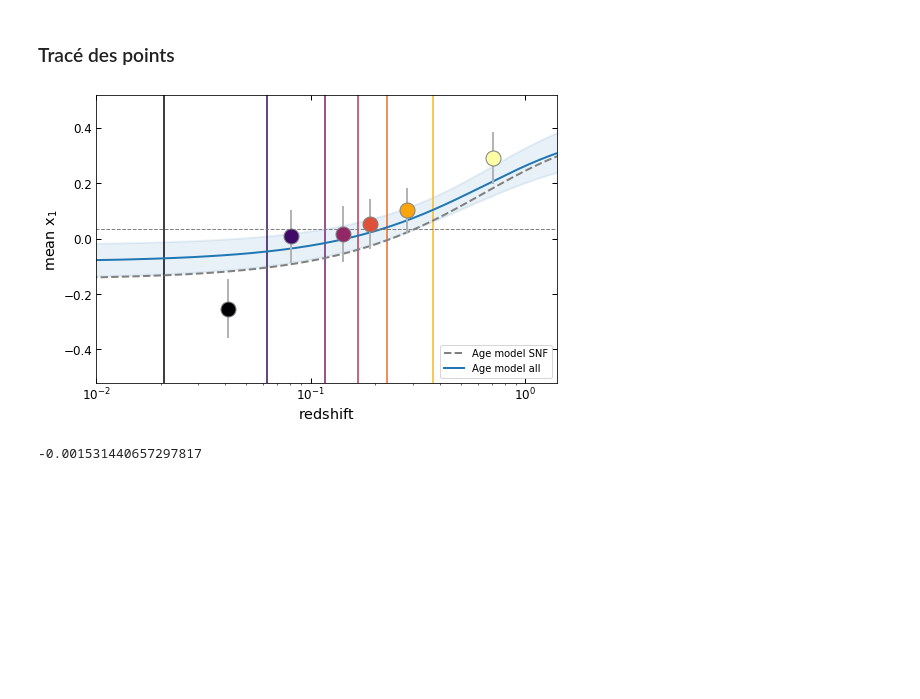
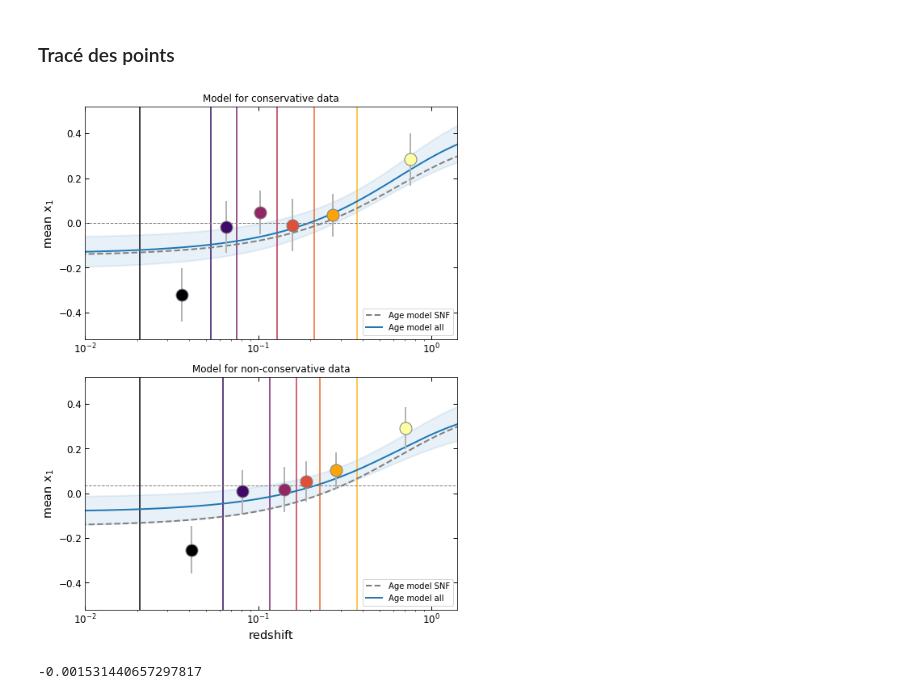
Before and after one commit to Nora-n/variaIa, a Jupyter notebook: notebooks/plots_evolall.ipynb, the cells around one changed output. Cells and saved outputs as stored; diff of their text form; code cells hidden in the pictures; blank space fills up the shorter version.

Commit message:
New and improved plots

```diff
--- a/notebooks/plots_evolall.ipynb
+++ b/notebooks/plots_evolall.ipynb
@@ -171,16 +221,23 @@ cov
 ### Only take _a_, _µ1_ and _µ2_
 # %%
 param_hesse_cut = param_hesse_mat[:,[0,1,3]]
+
+param_hesse_cut_cons = param_hesse_mat_cons[:,[0,1,3]]
 # %% [markdown]
 ### List of all the models
 # %%
 zlin = np.linspace(0, 2.65, 1000)
 models_hesse = [[age_law_gen(zi, param_hesse) for zi in zlin] for param_hesse in param_hesse_cut]
 models_hesse = np.asarray(models_hesse)
+
+models_hesse_cons = [[age_law_gen(zi, param_hesse_cons) for zi in zlin] for param_hesse_cons in param_hesse_cut_cons]
+models_hesse_cons = np.asarray(models_hesse_cons)
 # %% [markdown]
 ### Take _std_
 # %%
 models_std = np.std(models_hesse, axis=0)
+
+models_std_cons = np.std(models_hesse_cons, axis=0)
 # %% [markdown]
 ## Moyennage sur toutes les données pour plus de points
 # %% [markdown]
@@ -192,13 +249,14 @@ def histedges_equalN(x, nbin):
                      np.arange(npt),
                      np.sort(x))
 
-n, bins, patches = plt.hist(dataz_all, histedges_equalN(dataz_all, 6))
-plt.close()
+_, bins = np.histogram(dataz_all, histedges_equalN(dataz_all, 6))
+_, bins_cons = np.histogram(dataz_all, histedges_equalN(dataz_cons_all, 6))
 # %% [markdown]
 ### Tracé des points
 # %%
 fig = plt.figure(figsize=[8, 5])
 ax = fig.add_axes([0.1, 0.12, 0.8, 0.8])
+ax2 = fig.add_axes([0.1, 1.05, 0.8, 0.8])
 
 prop = dict(marker="o", ms=15, ecolor="0.7", lw=2, mew=1, mec="0.5", zorder=5)
 
@@ -235,38 +293,98 @@ for i, c in zip(range(6), vmap_s):
 #ax.plot(zz_all, np.mean(x1_z_all, axis=1), color="0.7", zorder=2, label="Age model all")
 
 ax.plot(zlin, age_law_snf(zlin),
         color="0.5", lw=2, ls='--',
         label='Age model SNF')
 
 ax.plot(zlin, age_law_all(zlin),
         color="C0", lw=2,
         label='Age model all')
 
 ax.fill_between(zlin, age_law_all(zlin) + models_std,
                 age_law_all(zlin) - models_std,
                 color="C0", alpha=.1, lw=2)
 
 ax.hline(np.mean(datax_all), color='.5', lw=1, ls='--')
 
 ax.tick_params(direction = 'in',
                length = 5, width = 1,
                labelsize = 12,
                top = True, right = True)
 
 ax.set_xlabel(r"$\mathrm{redshift}$ ", fontsize="x-large")
 ax.set_ylabel(r"$\mathrm{mean\,\,x}_1$ ", fontsize="x-large")
 
-ax.legend(ncol=1, loc='lower right')
-
-#ax.set_ylim(-3, 3)
 ax.set_ylim(-0.52, 0.52)
 ax.set_xlim(0.01, 1.4)
 ax.set_xscale('log')
 
+ax.legend(ncol=1, loc='lower right')
+
+ax.set_title('Model for non-conservative data')
+
+###############################################################
+
+for i in range(len(bins_cons)):
+    ax2.vline(bins_cons[i], color = vmap_v[i])
+
+slices_cons = []
+x1_comp_mean_cons = np.zeros(6)
+x1_comp_std_cons = np.zeros(6)
+z_comp_mean_cons = np.zeros(6)
+z_comp_std_cons = np.zeros(6)
+
+for i in range(6):
+    slices_cons.append(np.where((dataz_cons_all > bins_cons[i]) & (dataz_cons_all <= bins_cons[i+1])))
+    x1_comp_mean_cons[i] = np.mean(datax_cons_all[slices_cons[i]])
+    x1_comp_std_cons[i] = np.std(datax_cons_all[slices_cons[i]])
+    z_comp_mean_cons[i] = np.mean(dataz_cons_all[slices_cons[i]])
+    z_comp_std_cons[i] = np.std(dataz_cons_all[slices_cons[i]])
+
+for i, c in zip(range(6), vmap_s):
+   ax2.errorbar(z_comp_mean_cons[i], x1_comp_mean_cons[i],
+                xerr = z_comp_std_cons[i]/np.sqrt(len(dataz_cons_all[slices_cons[i]])),
+                yerr = x1_comp_std_cons[i]/np.sqrt(len(dataz_cons_all[slices_cons[i]])),
+                color=vmap_s[i], **prop)
+
+#ax.plot(zz, np.mean(x1_z, axis=1),
+#        color="0.5", lw=2, zorder=2, label="Age mock all")
+#ax.plot(zz_all, np.mean(x1_z_all, axis=1), color="0.7", zorder=2, label="Age model all")
+
+ax2.plot(zlin, age_law_snf(zlin),
+         color="0.5", lw=2, ls='--',
+         label='Age model SNF')
+
+ax2.plot(zlin, age_law_all_cons(zlin),
+         color="C0", lw=2,
+         label='Age model all')
+
+ax2.fill_between(zlin, age_law_all_cons(zlin) + models_std_cons,
+                 age_law_all_cons(zlin) - models_std_cons,
+                 color="C0", alpha=.1, lw=2)
+
+ax2.hline(np.mean(datax_cons_all), color='.5', lw=1, ls='--')
+
+ax2.tick_params(direction = 'in',
+                length = 5, width = 1,
+                labelsize = 12,
+                top = True, right = True)
+
+#ax2.set_xlabel(r"$\mathrm{redshift}$ ", fontsize="x-large")
+ax2.set_ylabel(r"$\mathrm{mean\,\,x}_1$ ", fontsize="x-large")
+
+ax2.legend(ncol=1, loc='lower right')
+
+#ax.set_ylim(-3, 3)
+ax2.set_ylim(-0.52, 0.52)
+ax2.set_xlim(0.01, 1.4)
+ax2.set_xscale('log')
+
+ax2.set_title('Model for conservative data')
+
 fig=plt.gcf()
-fig.savefig('../../../Images/stretchevol_all_vs_snf_maglim_sup.pdf')
+fig.savefig('../../../Images/stretchevol_all_vs_snf_maglim.pdf', bbox_inches='tight')
 # %% [output]
-[figure, old version]
+[figure, new version]
 # %%
 np.mean(datax_all)
 # %% [output]
```
Also changed, not shown: parts of 9 cells of this notebook, 3 other files.
